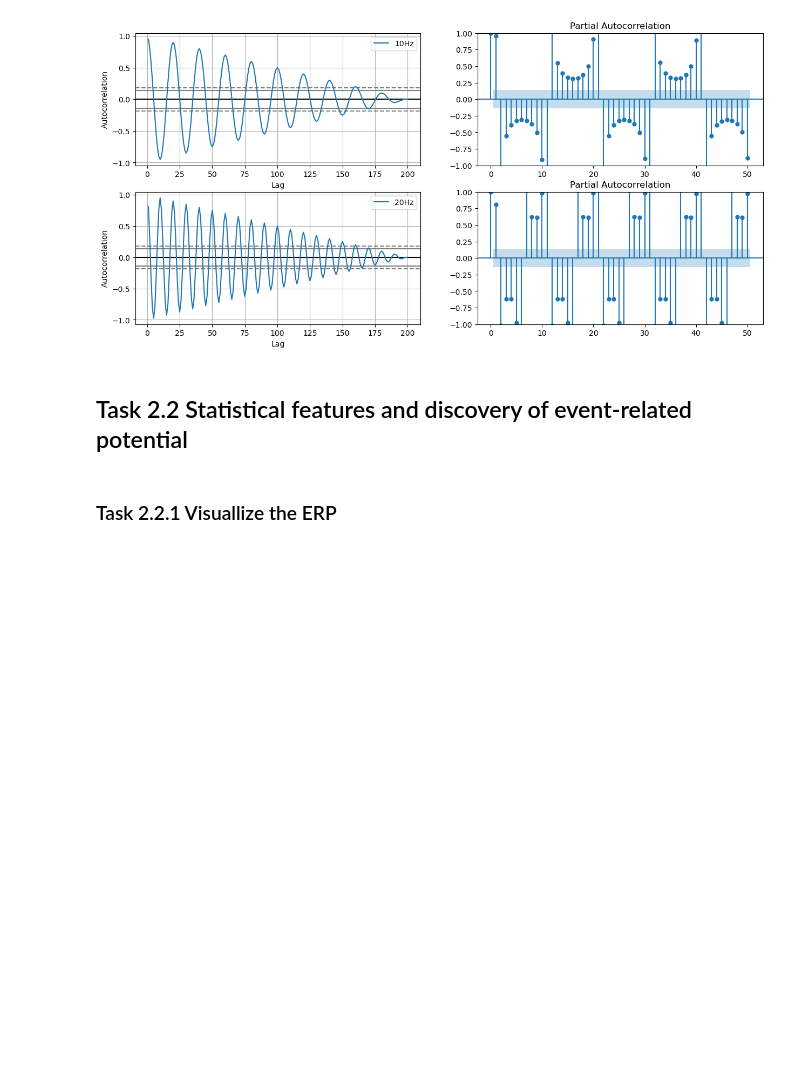
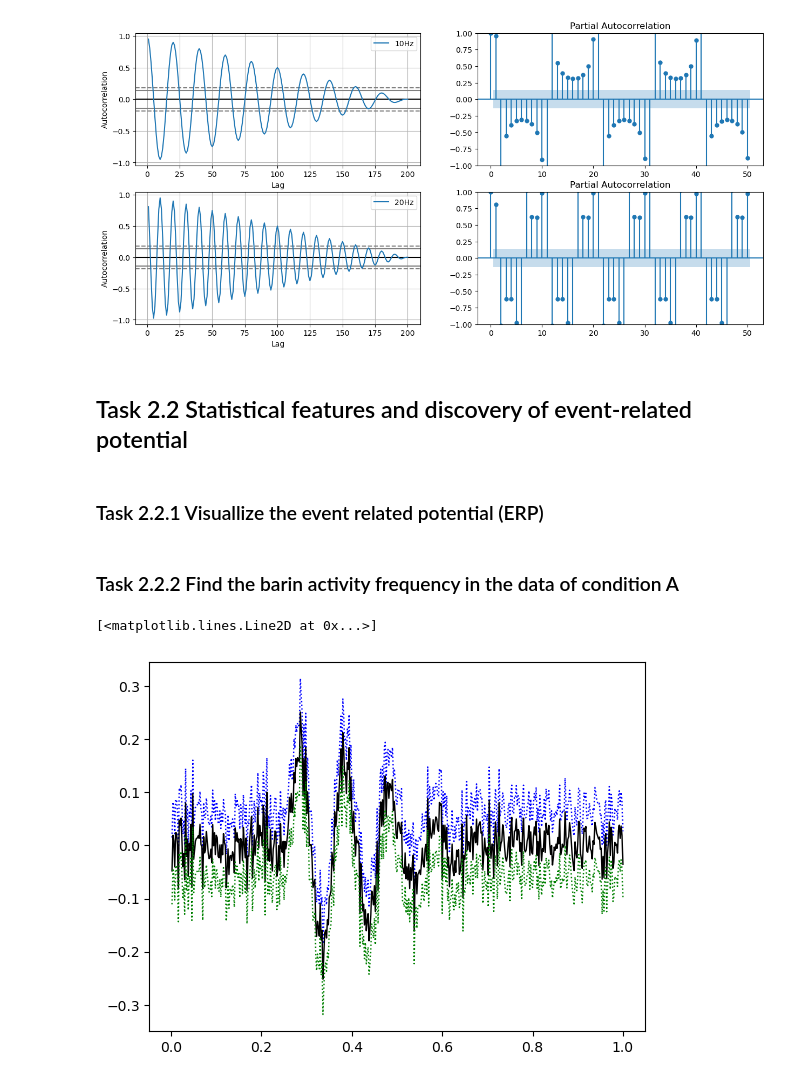
Before and after one commit to JoshSadiq/IL2233, a Jupyter notebook: 1-lab/1-lab.ipynb, the cells around one changed output. Cells and saved outputs as stored; diff of their text form; code cells hidden in the pictures; blank space fills up the shorter version.

Commit message:
Started task 2.2.2

```diff
--- a/1-lab/1-lab.ipynb
+++ b/1-lab/1-lab.ipynb
@@ -331,4 +333,26 @@ plot_pacf(y_values.iloc[200:400], lags=50, label='20Hz', ax=axes[1,1]);
 # %% [markdown]
 ## Task 2.2 Statistical features and discovery of event-related potential
 # %% [markdown]
-### Task 2.2.1 Visuallize the ERP
+### Task 2.2.1 Visuallize the event related potential (ERP)
+# %% [markdown]
+### Task 2.2.2 Find the barin activity frequency in the data of condition A
+# %%
+data: dict = loadmat('02_EEG-1.mat')
+EEGa = data['EEGa']                                   # numpy.ndarray
+EEGb = data['EEGb']                                   # numpy.ndarray
+t = data['t'][0]                                      # numpy.ndarray
+ntrials = len(EEGa)
+average = EEGa.mean(0)                                # Mean values at each time instance over the 1000 trials
+variance = EEGa.std(0)                                # Compute the std of the signal across trials.
+stddev = variance / sqrt(ntrials)                     # Compute the std of the mean.
+
+plt.plot(t, average + 2 * stddev, 'b:', lw=1)         # ... and include the upper CI, 95% upper confidence interval
+plt.plot(t, average, 'k-', lw=1)                      # Plot the ERP of condition A,
+plt.plot(t, average - 2 * stddev, 'g:', lw=1)         # ... and the lower CI.   95% lower confidence interval, 2 std from mean
+# plt.xlabel('Time [s]')                              # Label the axes,
+# plt.ylabel('Voltage [$\mu$ V]')
+# plt.title('ERP of condition A')                     # ... provide a useful title,
+# plt.show()
+# %% [output]
+[<matplotlib.lines.Line2D at 0x...>]
+[figure, added]
```
Also changed, not shown: parts of 1 cell of this notebook.
